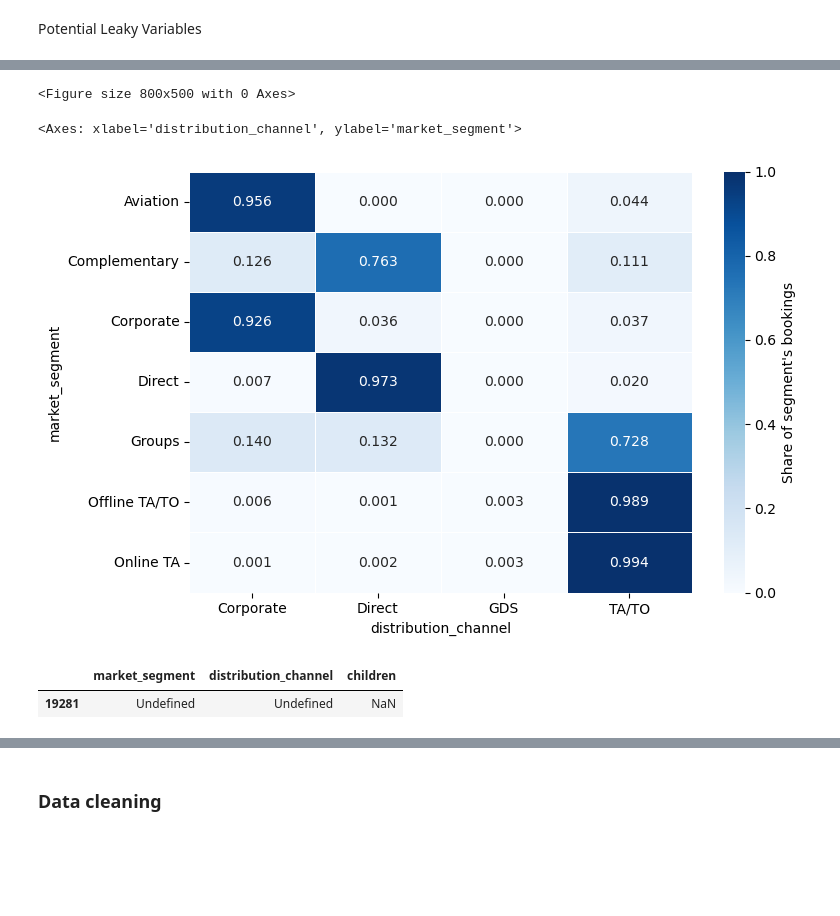
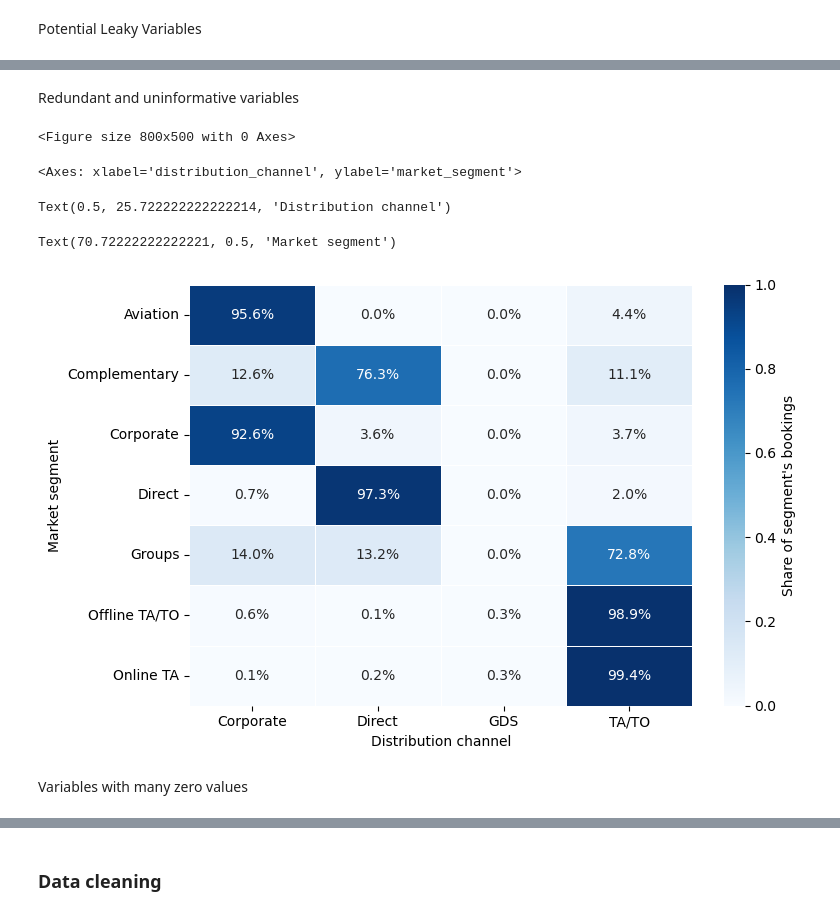
Before and after one commit to ErikS234/DSA312-Group-Project, a Jupyter notebook: Team Project.ipynb, the cells around one changed output, grey strips where cells are left out. Saved outputs shown, nothing was run; the diff lists cells and outputs as text; code cells hidden in the pictures; blank space fills up the shorter version.

```diff
--- a/Team Project.ipynb
+++ b/Team Project.ipynb
@@ -264,19 +277,22 @@ Name: is_canceled, dtype: float64
+# %% [markdown]
+Redundant and uninformative variables
 # %%
 # Figure: share of each market segment's bookings in each distribution channel
-# (shares use all bookings; the 3 "Undefined" bookings are hidden from the plot)
-share = pd.crosstab(df["market_segment"], df["distribution_channel"], normalize="index").drop(index="Undefined", columns="Undefined")
+share = (pd.crosstab(df["market_segment"], df["distribution_channel"], normalize="index")
+           .drop(index="Undefined", columns="Undefined", errors="ignore"))
 
 plt.figure(figsize=(8, 5))
-sns.heatmap(share, annot=True, fmt=".3f", cmap="Blues", vmin=0, vmax=1, linewidths=0.5, cbar_kws={"label": "Share of segment's bookings"})
+sns.heatmap(share, annot=True, fmt=".1%", cmap="Blues", vmin=0, vmax=1, linewidths=0.5,
+            cbar_kws={"label": "Share of segment's bookings"})
+plt.xlabel("Distribution channel")
+plt.ylabel("Market segment")
 plt.tight_layout()
 plt.show()
 # %% [output]
 <Figure size 800x500 with 0 Axes>
 <Axes: xlabel='distribution_channel', ylabel='market_segment'>
+Text(0.5, 25.722222222222214, 'Distribution channel')
+Text(70.72222222222221, 0.5, 'Market segment')
-[figure, old version]
+[figure, new version]
-# %%
-df.loc[df["market_segment"] == "Undefined",
-       ["market_segment", "distribution_channel", "children"]]
-# %% [output]
-|  | market_segment | distribution_channel | children |
-| 19281 | Undefined | Undefined | NaN |
+# %% [markdown]
+Variables with many zero values
```
Also changed, not shown: parts of 63 cells of this notebook, 1 other file.
